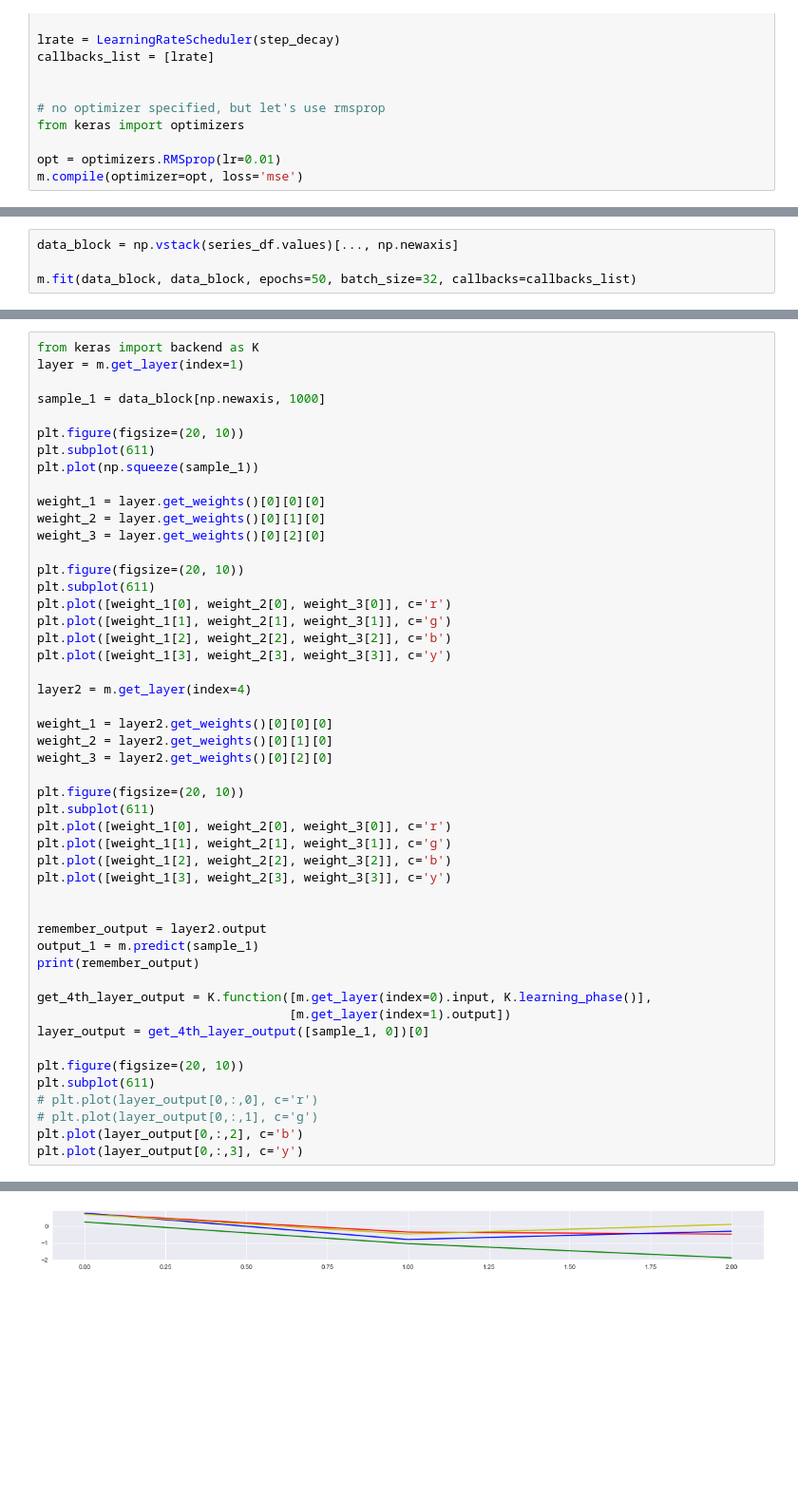
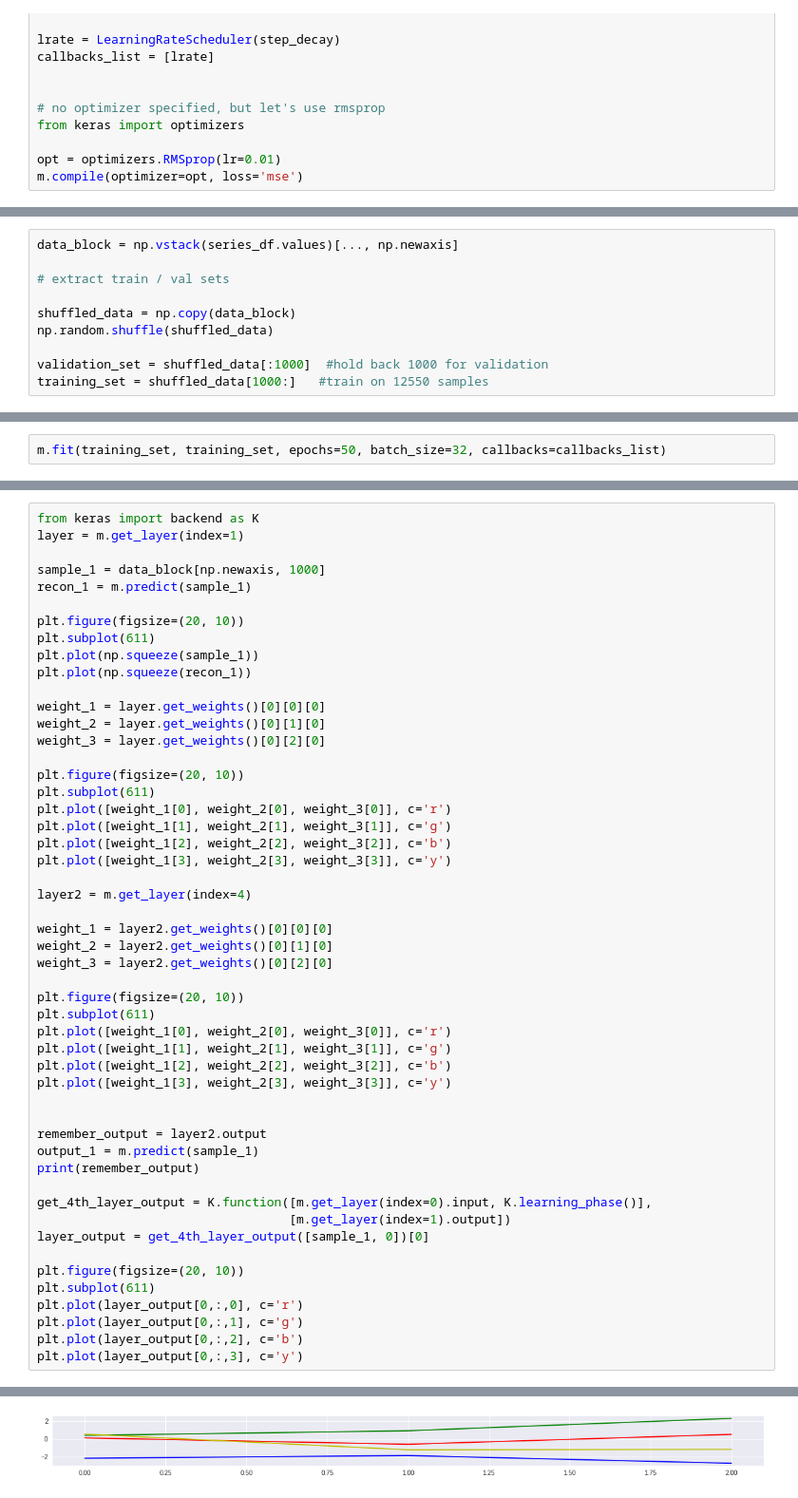
Before and after one commit to ays0110/bean, a Jupyter notebook: Experiment 7.ipynb, the cells around one changed output, grey strips where cells are left out. Shown at 95% size. Drawn from its saved outputs; the diff is of its cells as text; blank space fills up the shorter version.

```diff
--- a/Experiment 7.ipynb
+++ b/Experiment 7.ipynb
@@ -252,0 +244,10 @@ plt.plot(blah, blah2)
+# %%
+data_block = np.vstack(series_df.values)[..., np.newaxis]
+
+# extract train / val sets
+
+shuffled_data = np.copy(data_block)
+np.random.shuffle(shuffled_data)
+
+validation_set = shuffled_data[:1000]  #hold back 1000 for validation
+training_set = shuffled_data[1000:]   #train on 12550 samples
@@ -253,6 +260,4 @@ plt.plot(blah, blah2)
 # %%
-data_block = np.vstack(series_df.values)[..., np.newaxis]
-
-m.fit(data_block, data_block, epochs=50, batch_size=32, callbacks=callbacks_list)
+m.fit(training_set, training_set, epochs=50, batch_size=32, callbacks=callbacks_list)
 # %% [output]
 Epoch 1/50
@@ -308,10 +290,12 @@ from keras import backend as K
 layer = m.get_layer(index=1)
 
 sample_1 = data_block[np.newaxis, 1000]
+recon_1 = m.predict(sample_1)
 
 plt.figure(figsize=(20, 10))
 plt.subplot(611)
 plt.plot(np.squeeze(sample_1))
+plt.plot(np.squeeze(recon_1))
 
 weight_1 = layer.get_weights()[0][0][0]
 weight_2 = layer.get_weights()[0][1][0]
@@ -348,8 +332,8 @@ layer_output = get_4th_layer_output([sample_1, 0])[0]
 
 plt.figure(figsize=(20, 10))
 plt.subplot(611)
-# plt.plot(layer_output[0,:,0], c='r')
-# plt.plot(layer_output[0,:,1], c='g')
+plt.plot(layer_output[0,:,0], c='r')
+plt.plot(layer_output[0,:,1], c='g')
 plt.plot(layer_output[0,:,2], c='b')
 plt.plot(layer_output[0,:,3], c='y')
 # %% [output]
@@ -360 +344 @@ Tensor("conv1d_2/add:0", shape=(?, 120, 64), dtype=float32)
-[figure, old version]
+[figure, new version]
```
Also changed, not shown: parts of 10 cells of this notebook, 2 other files.
